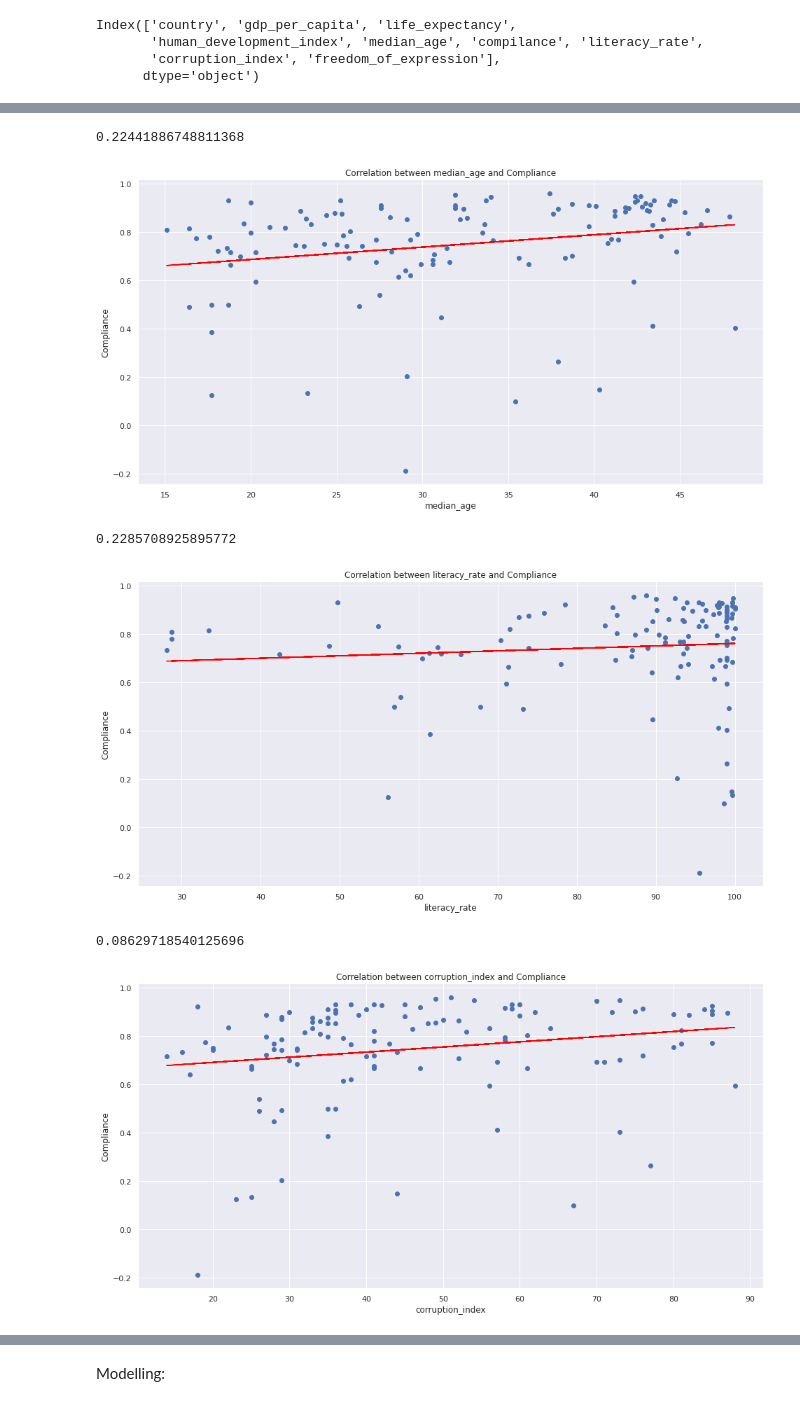
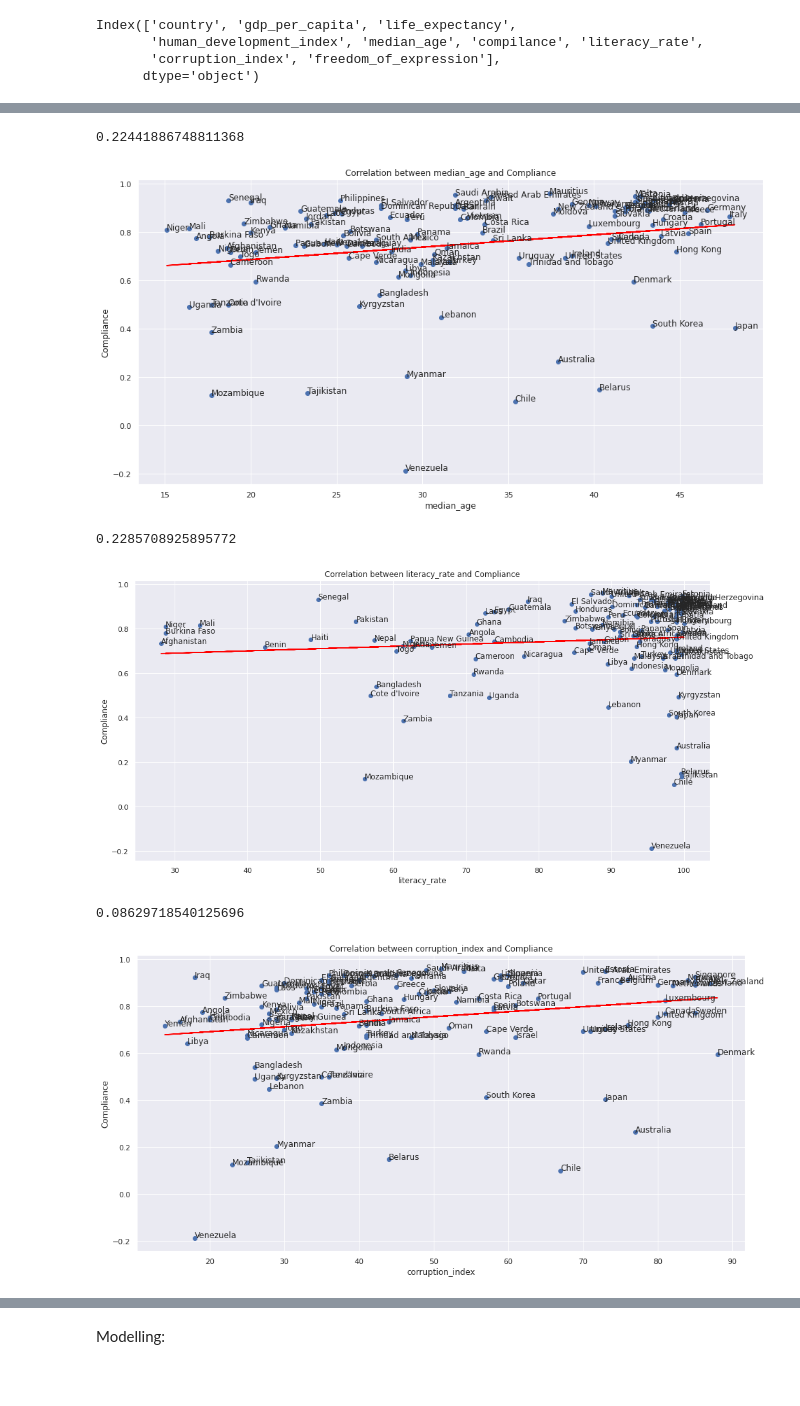
Before and after one commit to KayO-GH/Covid19-Policy-Effectiveness-Analysis, a Jupyter notebook: replication.ipynb, the cells around one changed output, grey strips where cells are left out. Cells and saved outputs as stored; diff of their text form; code cells hidden in the pictures; blank space fills up the shorter version.

```diff
--- a/replication.ipynb
+++ b/replication.ipynb
@@ -688,6 +705,9 @@ for feature in ['gdp_per_capita', 'life_expectancy',
     plt.title('Correlation between {} and Compliance'.format(feature))
     plt.xlabel(feature)
     plt.ylabel('Compliance')
+
+    for i, txt in zip(compliance_df.index, compliance_df['country']):
+        plt.annotate(txt, (x[i], y[i]))
     plt.show()
     print(x.corr(y))
 # %% [output]
@@ -699,7 +719,7 @@ for feature in ['gdp_per_capita', 'life_expectancy',
 0.22441886748811368
-[figure, old version]
+[figure, new version]
 0.2285708925895772
-[figure, old version]
+[figure, new version]
 0.08629718540125696
-[figure, old version]
+[figure, new version]
 0.2019938408783414
```
Also changed, not shown: parts of 33 cells of this notebook.
